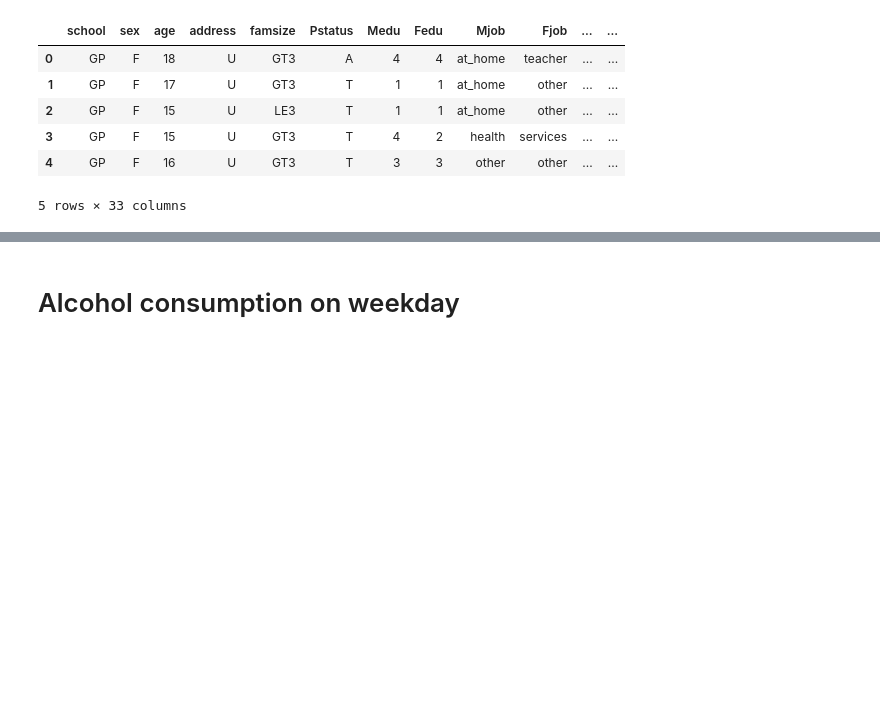
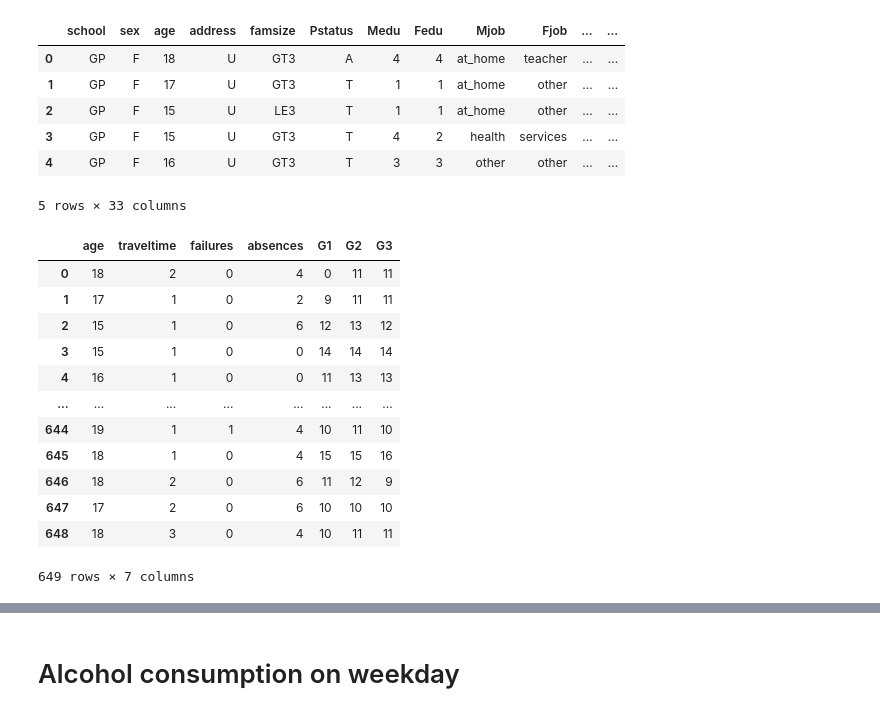
Before and after one commit to potatopotati/SC1015-mini-project, a Jupyter notebook: mini proj.ipynb, the cells around one changed output, grey strips where cells are left out. Saved outputs shown, nothing was run; the diff lists cells and outputs as text; code cells hidden in the pictures; blank space fills up the shorter version.

```diff
--- a/mini proj.ipynb
+++ b/mini proj.ipynb
@@ -22,3 +50,20 @@ grade_df.head()
 | 3 | GP | F | 15 | U | GT3 | T | 4 | 2 | health | services | ... | ... |
 | 4 | GP | F | 16 | U | GT3 | T | 3 | 3 | other | other | ... | ... |
 5 rows × 33 columns
+# %%
+numeric_df=grade_df.drop(columns=['school','sex','address','famsize','Pstatus','Medu','Fedu','Fjob','Mjob','reason','guardian','studytime','schoolsup','famsup','paid','activities','nursery','higher','internet','romantic','famrel','freetime','goout','Dalc','Walc','health'])
+numeric_df
+# %% [output]
+|  | age | traveltime | failures | absences | G1 | G2 | G3 |
+| 0 | 18 | 2 | 0 | 4 | 0 | 11 | 11 |
+| 1 | 17 | 1 | 0 | 2 | 9 | 11 | 11 |
+| 2 | 15 | 1 | 0 | 6 | 12 | 13 | 12 |
+| 3 | 15 | 1 | 0 | 0 | 14 | 14 | 14 |
+| 4 | 16 | 1 | 0 | 0 | 11 | 13 | 13 |
+| ... | ... | ... | ... | ... | ... | ... | ... |
+| 644 | 19 | 1 | 1 | 4 | 10 | 11 | 10 |
+| 645 | 18 | 1 | 0 | 4 | 15 | 15 | 16 |
+| 646 | 18 | 2 | 0 | 6 | 11 | 12 | 9 |
+| 647 | 17 | 2 | 0 | 6 | 10 | 10 | 10 |
+| 648 | 18 | 3 | 0 | 4 | 10 | 11 | 11 |
+649 rows × 7 columns
```
Also changed, not shown: parts of 5 cells of this notebook, 1 other file.
